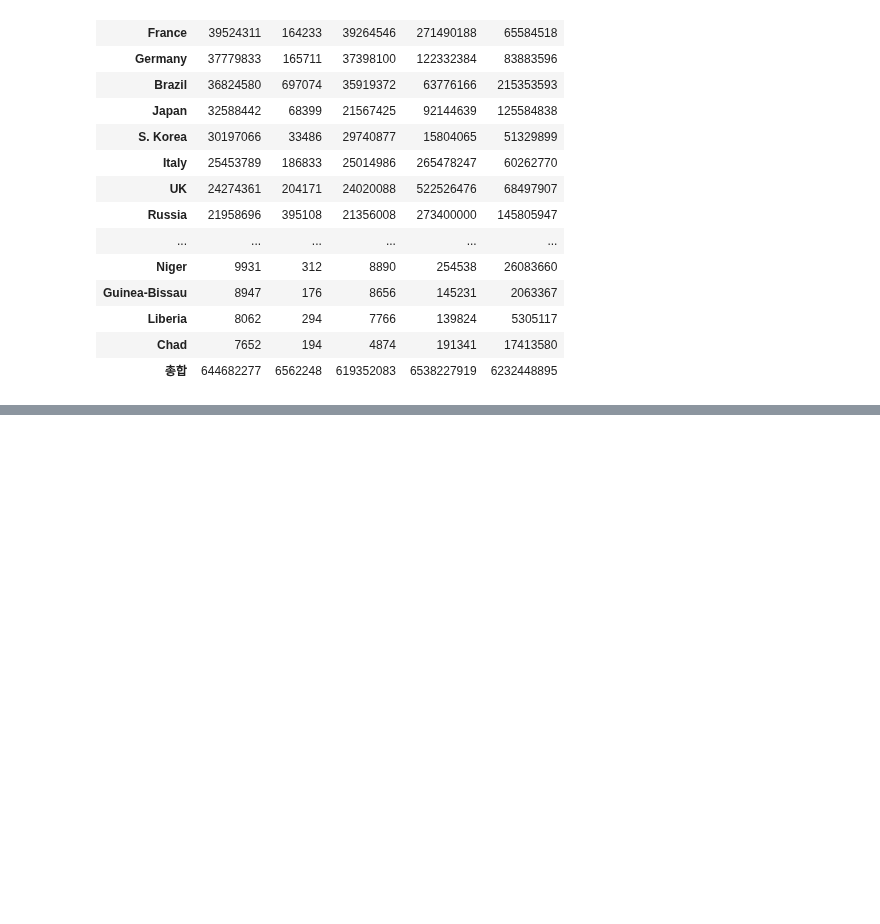
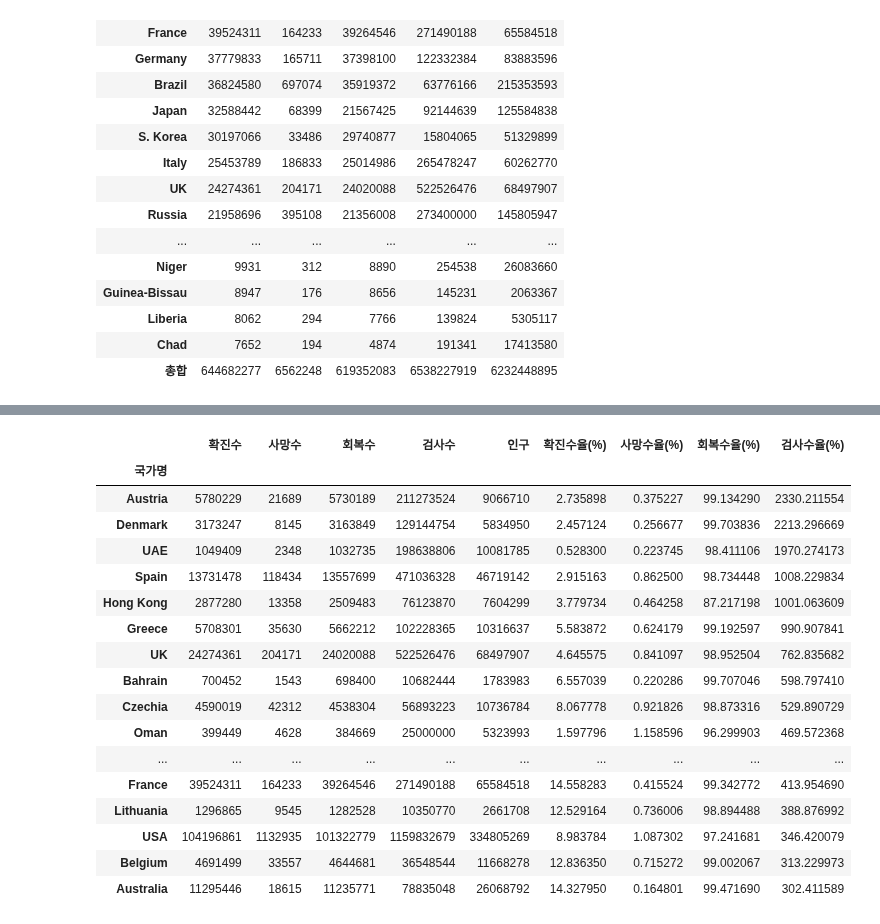
Before and after one commit to Anthony-sj/Project-Covid-19, a Jupyter notebook: ssj/poroject_DF.ipynb, the cells around one changed output, grey strips where cells are left out. Saved outputs shown, nothing was run; the diff lists cells and outputs as text; code cells hidden in the pictures; blank space fills up the shorter version.

```diff
--- a/ssj/poroject_DF.ipynb
+++ b/ssj/poroject_DF.ipynb
@@ -258,0 +122,5 @@ KeyError: '국가명'
+# %%
+dfc_fin = dfc.copy()
+# %%
+dfc_fin = dfc_fin.sort_values(by='검사수율(%)', ascending=False)
+dfc_fin.info()
@@ -258,0 +144,2 @@ KeyError: '국가명'
+# %%
+dfc_fin=dfc_fin.drop('총합')
@@ -258,0 +165,22 @@ KeyError: '국가명'
+# %%
+dfc_1= dfc_fin.iloc[:21]
+dfc_1
+# %% [output]
+|  | 확진수 | 사망수 | 회복수 | 검사수 | 인구 | 확진수율(%) | 사망수율(%) | 회복수율(%) | 검사수율(%) |
+| 국가명 |  |  |  |  |  |  |  |  |  |
+| Austria | 5780229 | 21689 | 5730189 | 211273524 | 9066710 | 2.735898 | 0.375227 | 99.134290 | 2330.211554 |
+| Denmark | 3173247 | 8145 | 3163849 | 129144754 | 5834950 | 2.457124 | 0.256677 | 99.703836 | 2213.296669 |
+| UAE | 1049409 | 2348 | 1032735 | 198638806 | 10081785 | 0.528300 | 0.223745 | 98.411106 | 1970.274173 |
+| Spain | 13731478 | 118434 | 13557699 | 471036328 | 46719142 | 2.915163 | 0.862500 | 98.734448 | 1008.229834 |
+| Hong Kong | 2877280 | 13358 | 2509483 | 76123870 | 7604299 | 3.779734 | 0.464258 | 87.217198 | 1001.063609 |
+| Greece | 5708301 | 35630 | 5662212 | 102228365 | 10316637 | 5.583872 | 0.624179 | 99.192597 | 990.907841 |
+| UK | 24274361 | 204171 | 24020088 | 522526476 | 68497907 | 4.645575 | 0.841097 | 98.952504 | 762.835682 |
+| Bahrain | 700452 | 1543 | 698400 | 10682444 | 1783983 | 6.557039 | 0.220286 | 99.707046 | 598.797410 |
+| Czechia | 4590019 | 42312 | 4538304 | 56893223 | 10736784 | 8.067778 | 0.921826 | 98.873316 | 529.890729 |
+| Oman | 399449 | 4628 | 384669 | 25000000 | 5323993 | 1.597796 | 1.158596 | 96.299903 | 469.572368 |
+| ... | ... | ... | ... | ... | ... | ... | ... | ... | ... |
+| France | 39524311 | 164233 | 39264546 | 271490188 | 65584518 | 14.558283 | 0.415524 | 99.342772 | 413.954690 |
+| Lithuania | 1296865 | 9545 | 1282528 | 10350770 | 2661708 | 12.529164 | 0.736006 | 98.894488 | 388.876992 |
+| USA | 104196861 | 1132935 | 101322779 | 1159832679 | 334805269 | 8.983784 | 1.087302 | 97.241681 | 346.420079 |
+| Belgium | 4691499 | 33557 | 4644681 | 36548544 | 11668278 | 12.836350 | 0.715272 | 99.002067 | 313.229973 |
+| Australia | 11295446 | 18615 | 11235771 | 78835048 | 26068792 | 14.327950 | 0.164801 | 99.471690 | 302.411589 |
```
Also changed, not shown: parts of 13 cells of this notebook.
